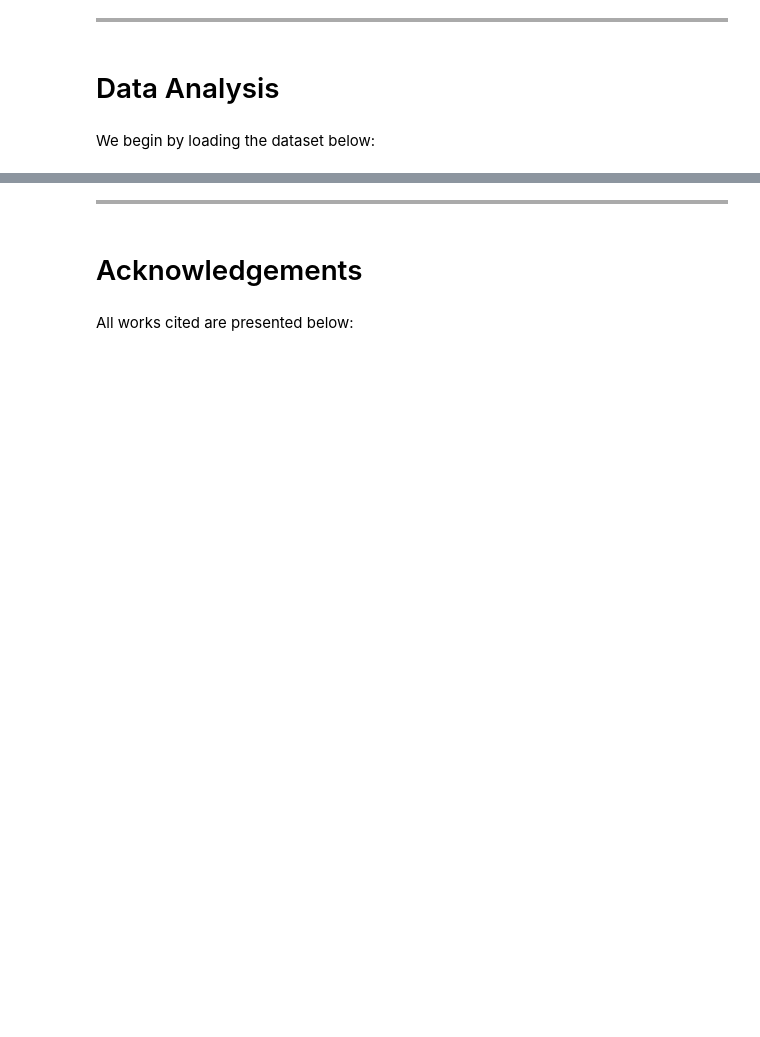
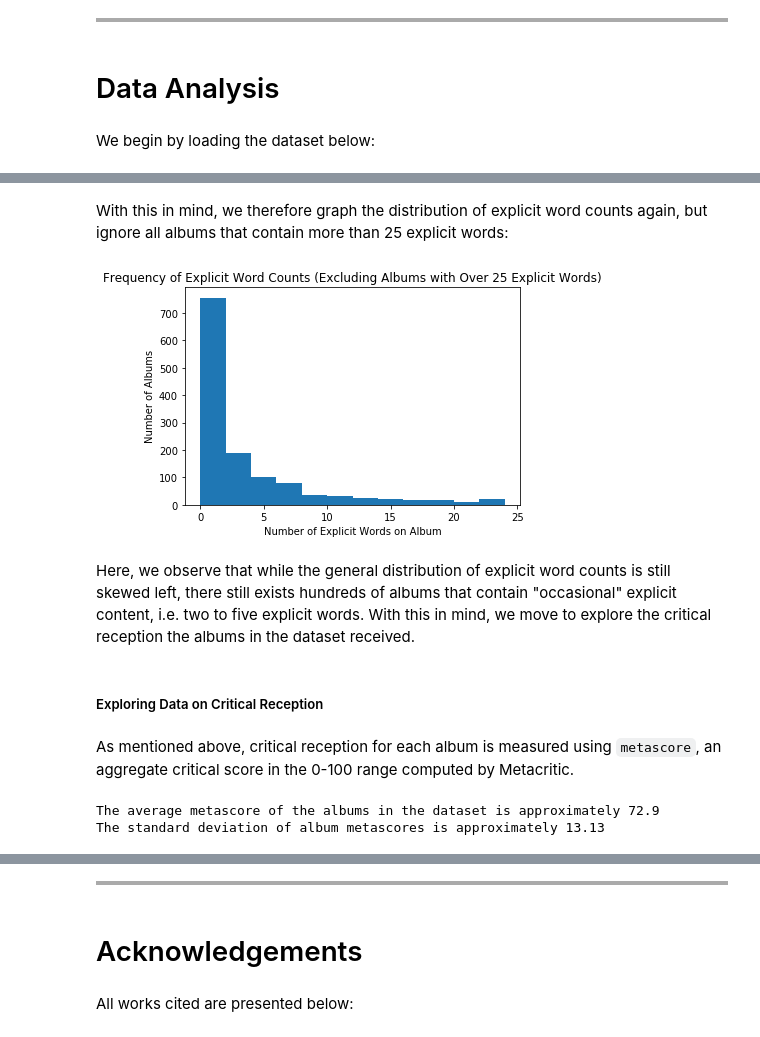
Before and after one commit to genghisshyy/INFO_2950_FinalProject, a Jupyter notebook: notebooks/final_report.ipynb, the cells around one changed output, grey strips where cells are left out. Cells and saved outputs as stored; diff of their text form; code cells hidden in the pictures; blank space fills up the shorter version.

```diff
--- a/notebooks/final_report.ipynb
+++ b/notebooks/final_report.ipynb
@@ -174,0 +247,23 @@ Since this study revolves around analyzing any potential relationships between t
+# %% [markdown]
+With this in mind, we therefore graph the distribution of explicit word counts again, but ignore all albums that contain more than 25 explicit words:
+# %%
+plt.hist(albums[albums["explicit_count"] <= 25]["explicit_count"], bins=np.arange(0, 26, 2))
+plt.title("Frequency of Explicit Word Counts (Excluding Albums with Over 25 Explicit Words)")
+plt.xlabel("Number of Explicit Words on Album")
+plt.ylabel("Number of Albums")
+plt.show()
+# %% [output]
+[figure, added]
+# %% [markdown]
+Here, we observe that while the general distribution of explicit word counts is still skewed left, there still exists hundreds of albums that contain "occasional" explicit content, i.e. two to five explicit words. With this in mind, we move to explore the critical reception the albums in the dataset received.
+# %% [markdown]
+##### Exploring Data on Critical Reception
+# %% [markdown]
+As mentioned above, critical reception for each album is measured using `metascore`, an aggregate critical score in the 0-100 range computed by Metacritic.
+# %%
+# computing mean and standard deviations of metascores
+print("The average metascore of the albums in the dataset is approximately", round(albums["metascore"].mean(), 2))
+print("The standard deviation of album metascores is approximately", round(albums["metascore"].std(), 2))
+# %% [output]
+The average metascore of the albums in the dataset is approximately 72.9
+The standard deviation of album metascores is approximately 13.13
```
Also changed, not shown: parts of 38 cells of this notebook, 6 other files.
